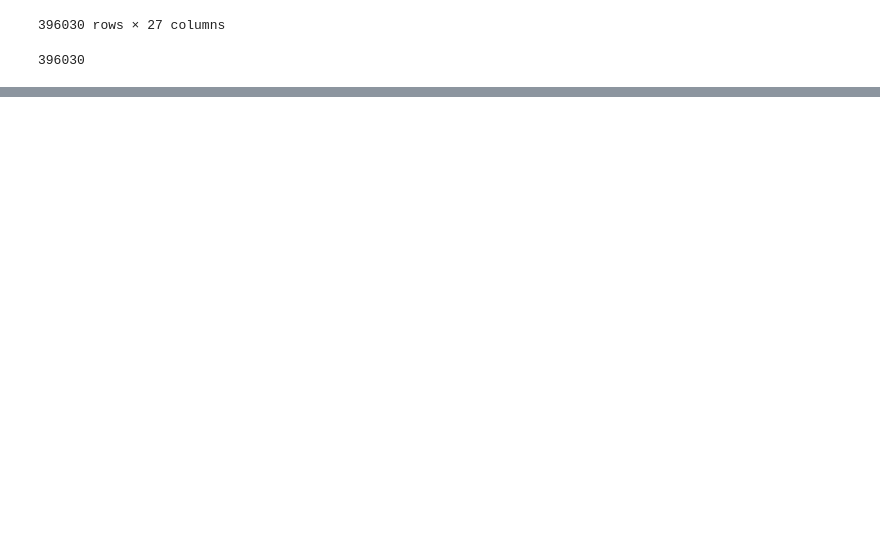
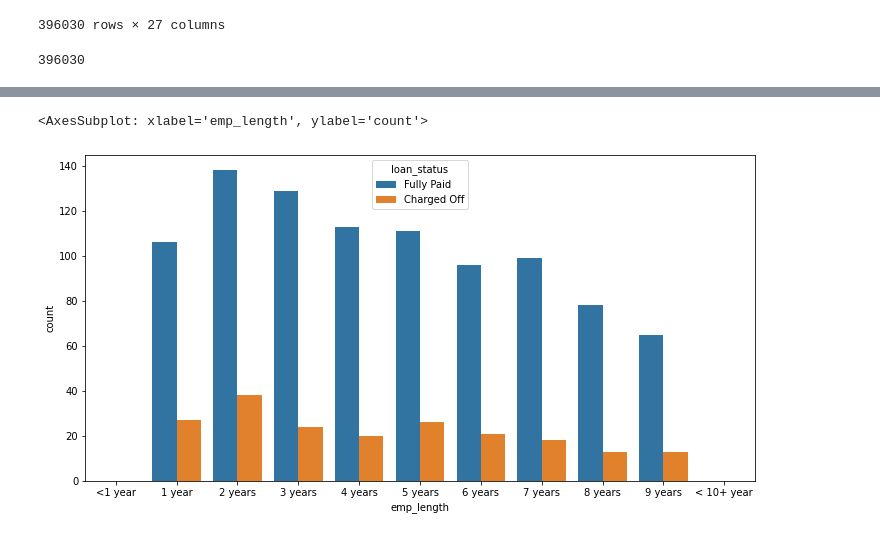
Before and after one commit to shivanipriya89/practicetensor, a Jupyter notebook: thekeras.ipynb, the cells around one changed output, grey strips where cells are left out. Drawn from its saved outputs; the diff is of its cells as text; code cells hidden in the pictures; blank space fills up the shorter version.

```diff
--- a/thekeras.ipynb
+++ b/thekeras.ipynb
@@ -918,0 +1284,2 @@ len(df) # Length of data frame
+# %%
+df.dropna(subset=["emp_length"],axis=0,inplace=True)
@@ -918,0 +1300,18 @@ len(df) # Length of data frame
+# %%
+theyears=['<1 year',
+ '1 year',
+ '2 years',
+ '3 years',
+ '4 years',
+ '5 years',
+ '6 years',
+ '7 years',
+ '8 years',
+ '9 years',
+ '< 10+ year']
+# %%
+plt.figure(figsize=(12,6))
+sns.countplot(x="emp_length",data=df,order=theyears,hue="loan_status")
+# %% [output]
+<AxesSubplot: xlabel='emp_length', ylabel='count'>
+[figure, added]
```
Also changed, not shown: parts of 68 cells of this notebook.
